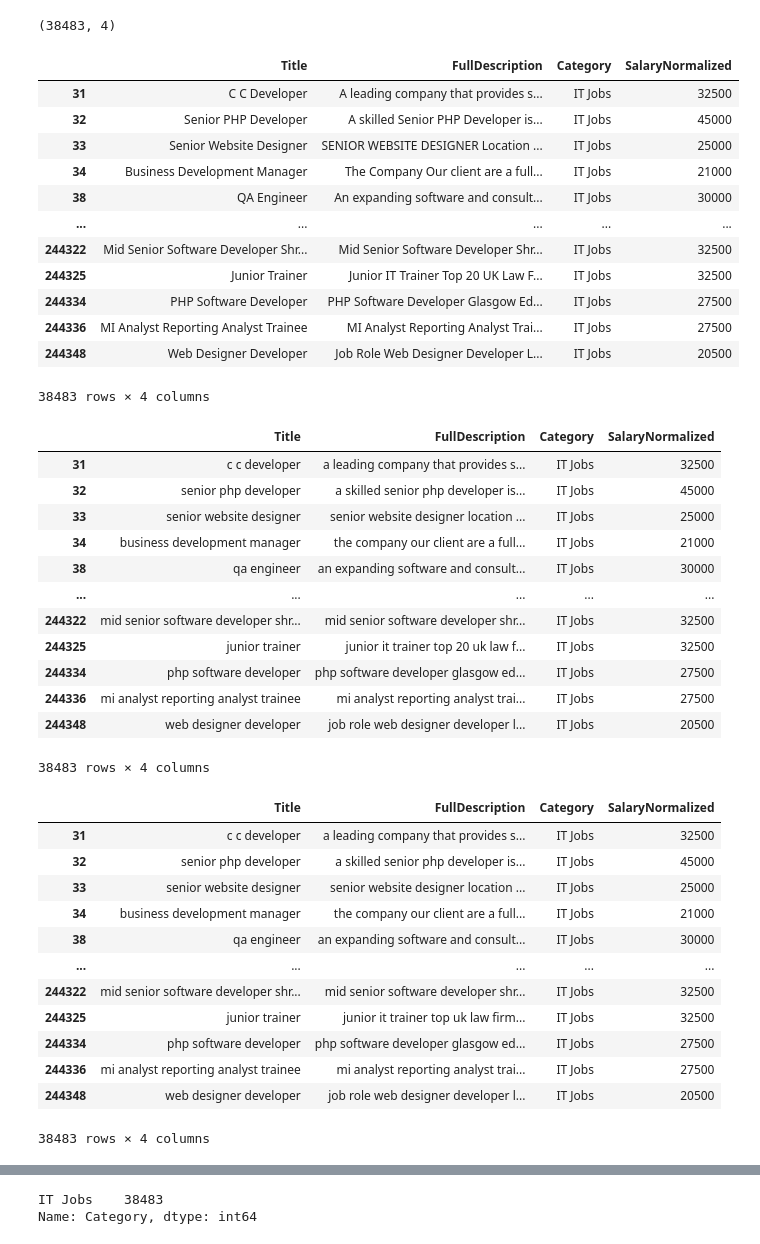
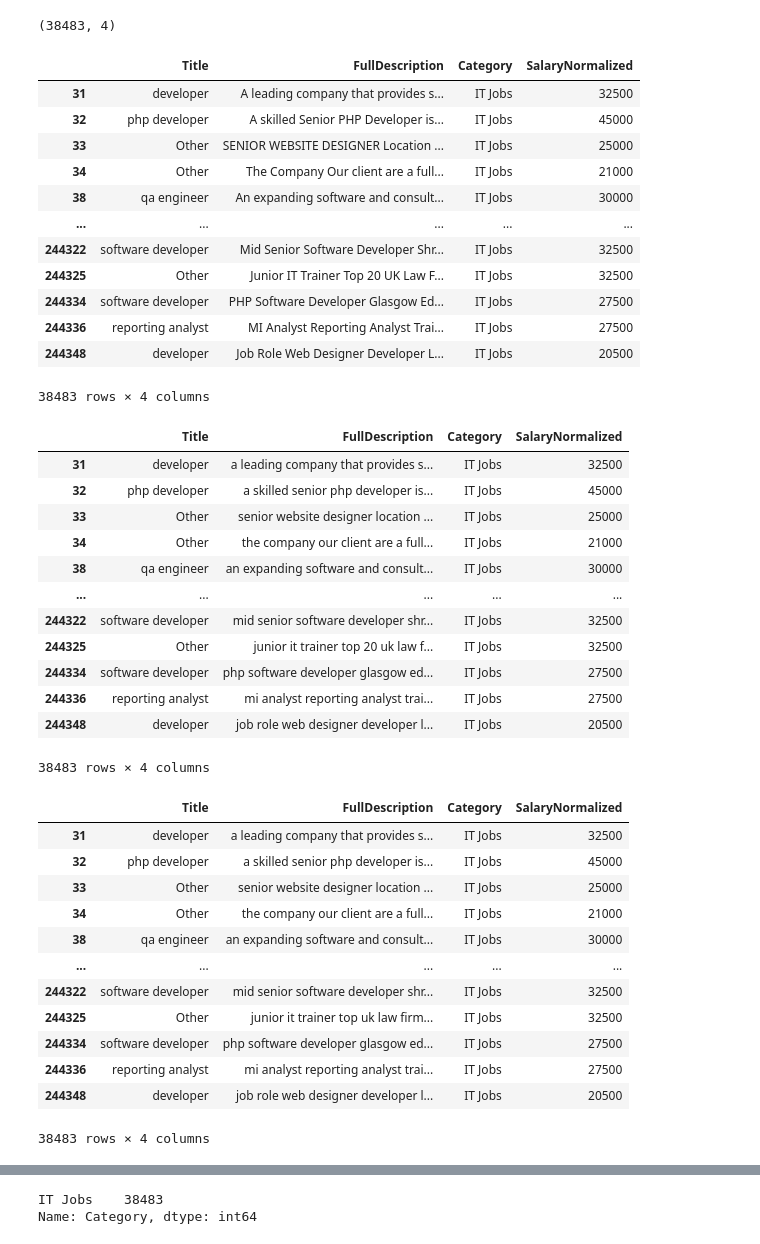
Before and after one commit to NickSzczerb/hooked-on-recruiting, a Jupyter notebook: yan_preprocess/Preprocessing.ipynb, the cells around one changed output, grey strips where cells are left out. Drawn from its saved outputs; the diff is of its cells as text; code cells hidden in the pictures.

```diff
--- a/yan_preprocess/Preprocessing.ipynb
+++ b/yan_preprocess/Preprocessing.ipynb
@@ -52,6 +195,20 @@ df=df.dropna(axis=0, how='any')
 df.shape
 # %% [output]
 (38483, 4)
+# %%
+#match job titles
+def match_top_jobs(text):
+    text = text.lower()
+    values = []
+    for i in top_jobs_cleaned:
+        if text.find(i)!=-1:
+            values.append(i)
+    if len(values)> 0:
+        return values[0]
+    else:
+        return 'Other'
+# %%
+df['Title'] =df['Title'].apply(lambda x: match_top_jobs(x))
 # %%
 # remove punctuation
 def remove_punctuation(text):
@@ -59,22 +216,21 @@ def remove_punctuation(text):
         text = text.replace(punctuation, ' ')
     return text
 # %%
-df['Title'] = df['Title'].astype(str).apply(remove_punctuation)
 df['FullDescription'] = df['FullDescription'].astype(str).apply(remove_punctuation)
 df
 # %% [output]
 |  | Title | FullDescription | Category | SalaryNormalized |
-| 31 | C C Developer | A leading company that provides s... | IT Jobs | 32500 |
-| 32 | Senior PHP Developer | A skilled Senior PHP Developer is... | IT Jobs | 45000 |
-| 33 | Senior Website Designer | SENIOR WEBSITE DESIGNER Location ... | IT Jobs | 25000 |
-| 34 | Business Development Manager | The Company Our client are a full... | IT Jobs | 21000 |
-| 38 | QA Engineer | An expanding software and consult... | IT Jobs | 30000 |
+| 31 | developer | A leading company that provides s... | IT Jobs | 32500 |
+| 32 | php developer | A skilled Senior PHP Developer is... | IT Jobs | 45000 |
+| 33 | Other | SENIOR WEBSITE DESIGNER Location ... | IT Jobs | 25000 |
+| 34 | Other | The Company Our client are a full... | IT Jobs | 21000 |
+| 38 | qa engineer | An expanding software and consult... | IT Jobs | 30000 |
 | ... | ... | ... | ... | ... |
-| 244322 | Mid Senior Software Developer Shr... | Mid Senior Software Developer Shr... | IT Jobs | 32500 |
-| 244325 | Junior Trainer | Junior IT Trainer Top 20 UK Law F... | IT Jobs | 32500 |
-| 244334 | PHP Software Developer | PHP Software Developer Glasgow Ed... | IT Jobs | 27500 |
-| 244336 | MI Analyst Reporting Analyst Trainee | MI Analyst Reporting Analyst Trai... | IT Jobs | 27500 |
-| 244348 | Web Designer Developer | Job Role Web Designer Developer L... | IT Jobs | 20500 |
+| 244322 | software developer | Mid Senior Software Developer Shr... | IT Jobs | 32500 |
+| 244325 | Other | Junior IT Trainer Top 20 UK Law F... | IT Jobs | 32500 |
+| 244334 | software developer | PHP Software Developer Glasgow Ed... | IT Jobs | 27500 |
+| 244336 | reporting analyst | MI Analyst Reporting Analyst Trai... | IT Jobs | 27500 |
+| 244348 | developer | Job Role Web Designer Developer L... | IT Jobs | 20500 |
 38483 rows × 4 columns
 # %%
 #lower case of all context
@@ -82,22 +238,21 @@ def lowercase (text):
     lowercased = text.lower()
     return lowercased
 # %%
-df['Title'] = df['Title'].astype(str).apply(lowercase)
 df['FullDescription'] = df['FullDescription'].astype(str).apply(lowercase)
 df
 # %% [output]
 |  | Title | FullDescription | Category | SalaryNormalized |
-| 31 | c c developer | a leading company that provides s... | IT Jobs | 32500 |
-| 32 | senior php developer | a skilled senior php developer is... | IT Jobs | 45000 |
-| 33 | senior website designer | senior website designer location ... | IT Jobs | 25000 |
-| 34 | business development manager | the company our client are a full... | IT Jobs | 21000 |
+| 31 | developer | a leading company that provides s... | IT Jobs | 32500 |
+| 32 | php developer | a skilled senior php developer is... | IT Jobs | 45000 |
+| 33 | Other | senior website designer location ... | IT Jobs | 25000 |
+| 34 | Other | the company our client are a full... | IT Jobs | 21000 |
 | 38 | qa engineer | an expanding software and consult... | IT Jobs | 30000 |
 | ... | ... | ... | ... | ... |
-| 244322 | mid senior software developer shr... | mid senior software developer shr... | IT Jobs | 32500 |
-| 244325 | junior trainer | junior it trainer top 20 uk law f... | IT Jobs | 32500 |
-| 244334 | php software developer | php software developer glasgow ed... | IT Jobs | 27500 |
-| 244336 | mi analyst reporting analyst trainee | mi analyst reporting analyst trai... | IT Jobs | 27500 |
-| 244348 | web designer developer | job role web designer developer l... | IT Jobs | 20500 |
+| 244322 | software developer | mid senior software developer shr... | IT Jobs | 32500 |
+| 244325 | Other | junior it trainer top 20 uk law f... | IT Jobs | 32500 |
+| 244334 | software developer | php software developer glasgow ed... | IT Jobs | 27500 |
+| 244336 | reporting analyst | mi analyst reporting analyst trai... | IT Jobs | 27500 |
+| 244348 | developer | job role web designer developer l... | IT Jobs | 20500 |
 38483 rows × 4 columns
 # %%
 #remove numbers
@@ -105,22 +260,21 @@ def remove_numbers (text):
     words_only = ''.join([i for i in text if not i.isdigit()])
     return words_only
 # %%
-df['Title'] = df['Title'].astype(str).apply(remove_numbers)
 df['FullDescription'] = df['FullDescription'].astype(str).apply(remove_numbers)
 df
 # %% [output]
 |  | Title | FullDescription | Category | SalaryNormalized |
-| 31 | c c developer | a leading company that provides s... | IT Jobs | 32500 |
-| 32 | senior php developer | a skilled senior php developer is... | IT Jobs | 45000 |
-| 33 | senior website designer | senior website designer location ... | IT Jobs | 25000 |
-| 34 | business development manager | the company our client are a full... | IT Jobs | 21000 |
+| 31 | developer | a leading company that provides s... | IT Jobs | 32500 |
+| 32 | php developer | a skilled senior php developer is... | IT Jobs | 45000 |
+| 33 | Other | senior website designer location ... | IT Jobs | 25000 |
+| 34 | Other | the company our client are a full... | IT Jobs | 21000 |
 | 38 | qa engineer | an expanding software and consult... | IT Jobs | 30000 |
 | ... | ... | ... | ... | ... |
-| 244322 | mid senior software developer shr... | mid senior software developer shr... | IT Jobs | 32500 |
-| 244325 | junior trainer | junior it trainer top uk law firm... | IT Jobs | 32500 |
-| 244334 | php software developer | php software developer glasgow ed... | IT Jobs | 27500 |
-| 244336 | mi analyst reporting analyst trainee | mi analyst reporting analyst trai... | IT Jobs | 27500 |
-| 244348 | web designer developer | job role web designer developer l... | IT Jobs | 20500 |
+| 244322 | software developer | mid senior software developer shr... | IT Jobs | 32500 |
+| 244325 | Other | junior it trainer top uk law firm... | IT Jobs | 32500 |
+| 244334 | software developer | php software developer glasgow ed... | IT Jobs | 27500 |
+| 244336 | reporting analyst | mi analyst reporting analyst trai... | IT Jobs | 27500 |
+| 244348 | developer | job role web designer developer l... | IT Jobs | 20500 |
 38483 rows × 4 columns
 # %%
 df['FullDescription'] = df['FullDescription'].astype(str).apply(remove_numbers)
```
Also changed, not shown: parts of 15 cells of this notebook.
